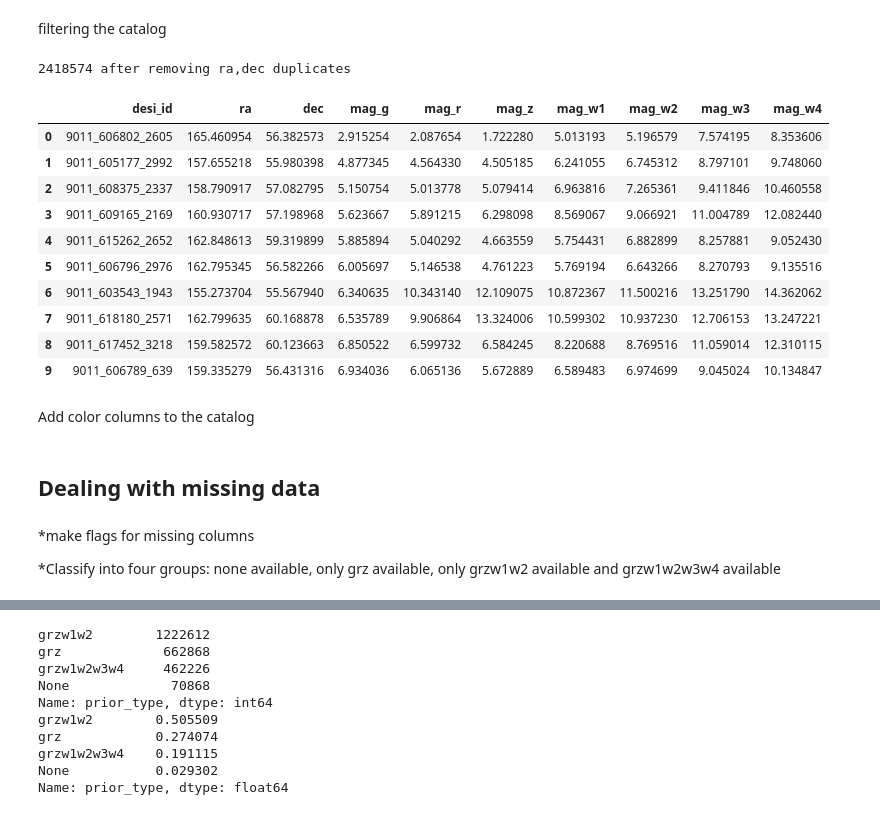
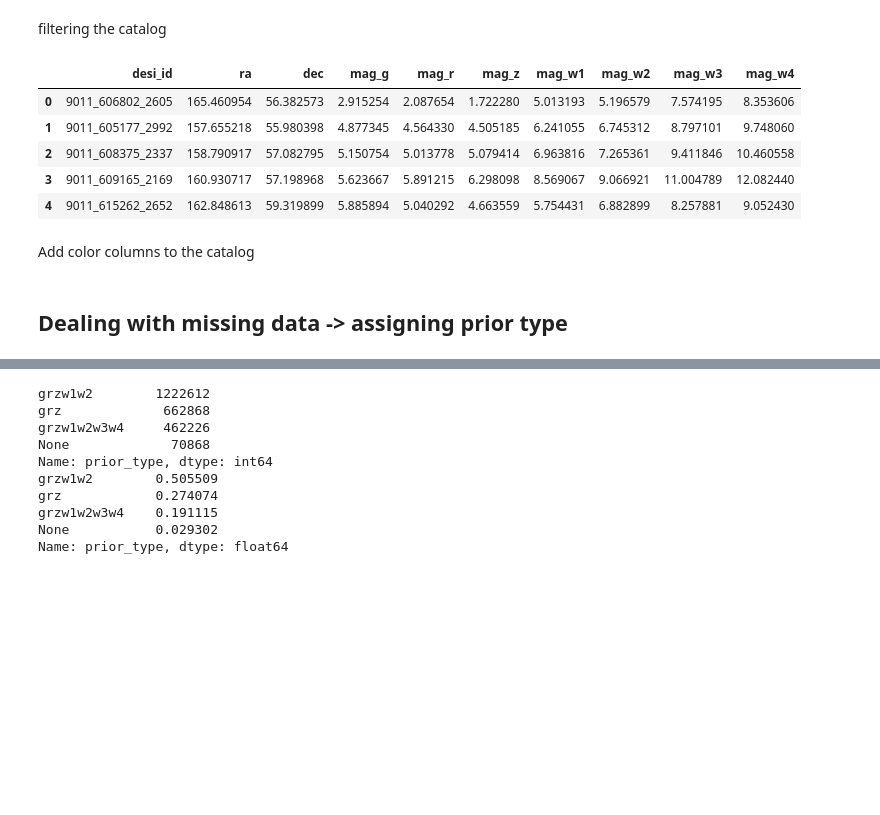
Before and after one commit to SergeiDBykov/lockman_hole, a Jupyter notebook: 2_LH-ero-desi-nway/0.1_catalog-preparation-desi.ipynb, the cells around one changed output, grey strips where cells are left out. Saved outputs shown, nothing was run; the diff lists cells and outputs as text; code cells hidden in the pictures; blank space fills up the shorter version.

```diff
--- a/2_LH-ero-desi-nway/0_catalog-preparation.ipynb
+++ b/2_LH-ero-desi-nway/0.1_catalog-preparation-desi.ipynb
@@ -161,44 +57,28 @@ NOT missing any of ['dered_mag_g', 'dered_mag_r', 'dered_mag_z', 'dered_mag_w1',
 # %% [markdown]
 filtering the catalog
 # %%
-
-#from 1_csc-desi-photo-prior/0_train0catalogs.ipynb
 desi_cat = desi_cat_orig.copy()
-#desi_cat = desi_cat_orig.query('brick_primary == True')
-#print(len(desi_cat), 'after brick_primary == True filter')
 desi_cat = desi_cat.sort_values(by=['flux_g'], ascending=[False])
-#step 2: remove duplicates in ['ra_csc', 'dec_csc', 'ra', 'dec'] and keep the one with the highest flux_g
 desi_cat = desi_cat.drop_duplicates(subset=['ra', 'dec'], keep='first')
-print(len(desi_cat), 'after removing ra,dec duplicates')
-
-
 
 tm_desi_id=desi_cat['release'].astype(str)+'_'+desi_cat['brickid'].astype(str)+'_'+desi_cat['objid'].astype(str)
 desi_cat['desi_id'] = tm_desi_id
 
-
 columns_to_retain = ['desi_id', 'ra', 'dec', 'dered_mag_g', 'dered_mag_r', 'dered_mag_z', 'dered_mag_w1', 'dered_mag_w2', 'dered_mag_w3', 'dered_mag_w4']
 desi_cat = desi_cat[columns_to_retain]
 
-
-#TODO mag_g -> dered_mag_g
+#TODO mag_g -> dered_mag_g, etc
 desi_cat.rename(columns={'dered_mag_g':'mag_g', 'dered_mag_r': 'mag_r', 'dered_mag_z': 'mag_z', 'dered_mag_w1': 'mag_w1', 'dered_mag_w2': 'mag_w2', 'dered_mag_w3': 'mag_w3', 'dered_mag_w4': 'mag_w4'}, inplace=True)
 
 desi_cat.reset_index(inplace=True, drop = True)
-desi_cat.head(10)
+desi_cat.head(5)
 # %% [output]
-2418574 after removing ra,dec duplicates
 |  | desi_id | ra | dec | mag_g | mag_r | mag_z | mag_w1 | mag_w2 | mag_w3 | mag_w4 |
 | 0 | 9011_606802_2605 | 165.460954 | 56.382573 | 2.915254 | 2.087654 | 1.722280 | 5.013193 | 5.196579 | 7.574195 | 8.353606 |
 | 1 | 9011_605177_2992 | 157.655218 | 55.980398 | 4.877345 | 4.564330 | 4.505185 | 6.241055 | 6.745312 | 8.797101 | 9.748060 |
 | 2 | 9011_608375_2337 | 158.790917 | 57.082795 | 5.150754 | 5.013778 | 5.079414 | 6.963816 | 7.265361 | 9.411846 | 10.460558 |
 | 3 | 9011_609165_2169 | 160.930717 | 57.198968 | 5.623667 | 5.891215 | 6.298098 | 8.569067 | 9.066921 | 11.004789 | 12.082440 |
 | 4 | 9011_615262_2652 | 162.848613 | 59.319899 | 5.885894 | 5.040292 | 4.663559 | 5.754431 | 6.882899 | 8.257881 | 9.052430 |
-| 5 | 9011_606796_2976 | 162.795345 | 56.582266 | 6.005697 | 5.146538 | 4.761223 | 5.769194 | 6.643266 | 8.270793 | 9.135516 |
-| 6 | 9011_603543_1943 | 155.273704 | 55.567940 | 6.340635 | 10.343140 | 12.109075 | 10.872367 | 11.500216 | 13.251790 | 14.362062 |
-| 7 | 9011_618180_2571 | 162.799635 | 60.168878 | 6.535789 | 9.906864 | 13.324006 | 10.599302 | 10.937230 | 12.706153 | 13.247221 |
-| 8 | 9011_617452_3218 | 159.582572 | 60.123663 | 6.850522 | 6.599732 | 6.584245 | 8.220688 | 8.769516 | 11.059014 | 12.310115 |
-| 9 | 9011_606789_639 | 159.335279 | 56.431316 | 6.934036 | 6.065136 | 5.672889 | 6.589483 | 6.974699 | 9.045024 | 10.134847 |
 # %% [markdown]
 Add color columns to the catalog
 # %%
@@ -215,8 +95,4 @@ desi_cat['col_zw3'] = desi_cat['mag_z'] - desi_cat['mag_w3']
 desi_cat['col_rw4'] = desi_cat['mag_r'] - desi_cat['mag_w4']
 desi_cat['col_w3w4'] = desi_cat['mag_w3'] - desi_cat['mag_w4']
 # %% [markdown]
-## Dealing with missing data
+## Dealing with missing data -> assigning prior type
-# %% [markdown]
-*make flags for missing columns
-
-*Classify into four groups: none available, only grz available, only grzw1w2 available and grzw1w2w3w4 available
```
Also changed, not shown: parts of 33 cells of this notebook, 12 other files.
